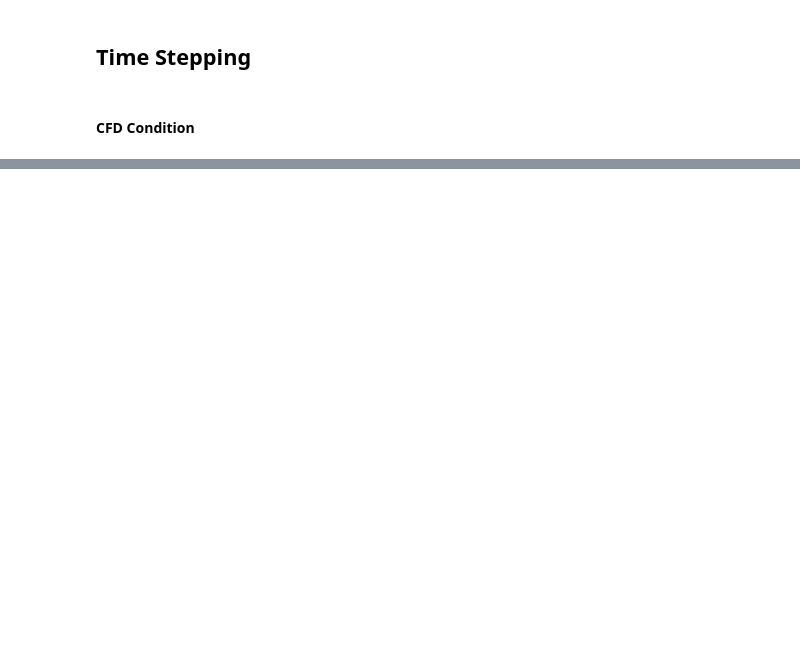
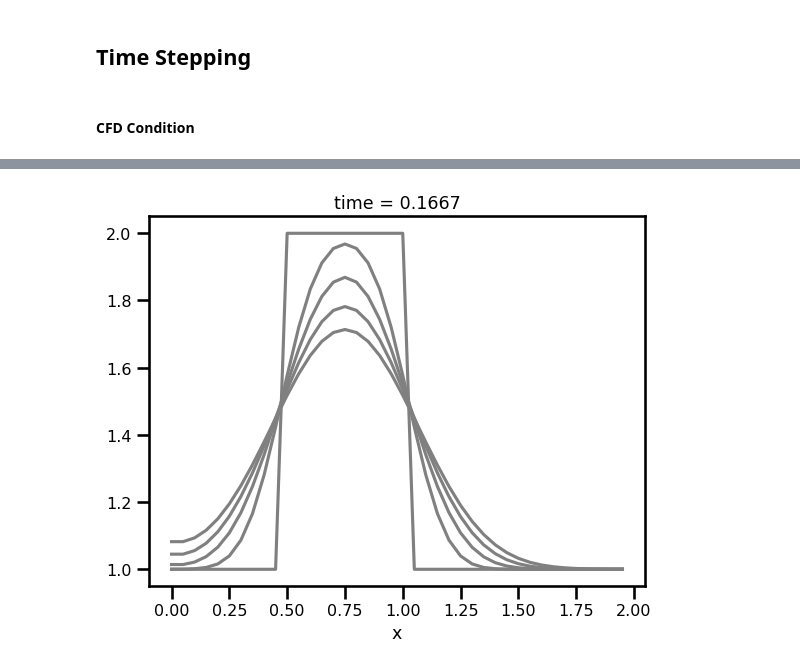
Before and after one commit to jejjohnson/jaxsw, a Jupyter notebook: notebooks/dev/eman/12_steps_2_NS/1.2_diffusion_1d.ipynb, the cells around one changed output, grey strips where cells are left out. Saved outputs shown, nothing was run; the diff lists cells and outputs as text; code cells hidden in the pictures; blank space fills up the shorter version.

```diff
--- a/notebooks/dev/eman/12_steps_2_NS/1.2_diffusion_1d.ipynb
+++ b/notebooks/dev/eman/12_steps_2_NS/1.2_diffusion_1d.ipynb
@@ -213,0 +236,9 @@ plt.show()
+# %%
+fig, ax = plt.subplots()
+
+for i in range(0, len(da_sol.time), 5):
+    da_sol.isel(time=i).plot.line(ax=ax, color="gray")
+
+plt.show()
+# %% [output]
+[figure, added]
```
Also changed, not shown: parts of 17 cells of this notebook, 3 other files.
